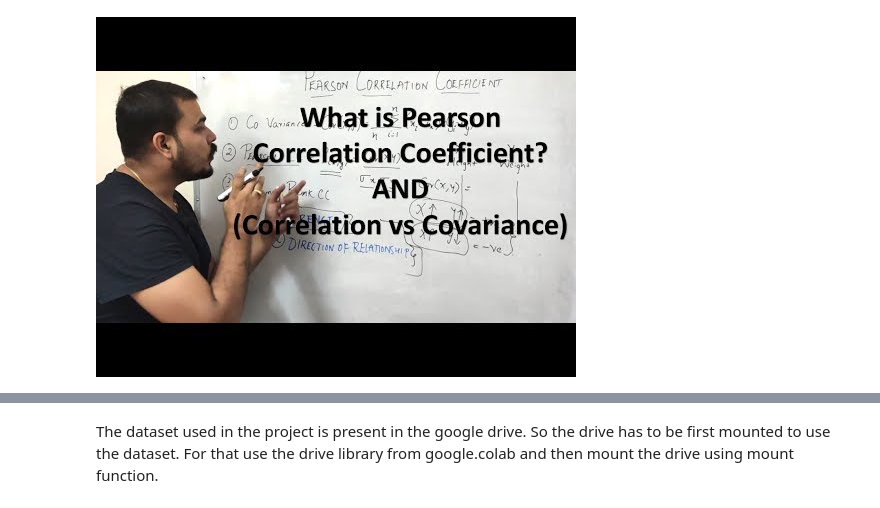
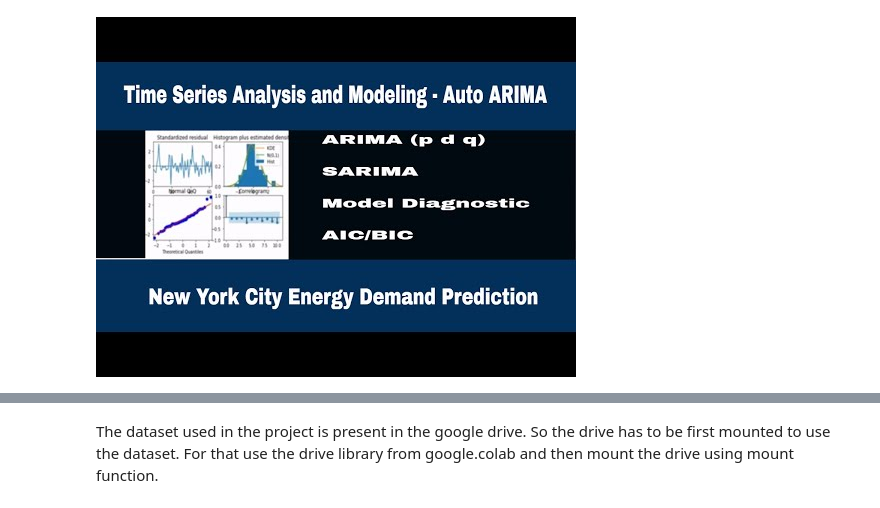
Before and after one commit to Rajat504/CLOUDYML, a Jupyter notebook: Time_Series_Module4.ipynb, the cells around one changed output, grey strips where cells are left out. Cells and saved outputs as stored; diff of their text form; code cells hidden in the pictures.

```diff
--- a/Time_Series_Module4.ipynb
+++ b/Time_Series_Module4.ipynb
@@ -35,6 +27,6 @@ Refer documentation: https://machinelearningmastery.com/how-to-use-correlation-t
 # %%
 ###Refer Video
 from IPython.display import YouTubeVideo
-YouTubeVideo('6fUYt1alA1U', width=700, height=400)
+YouTubeVideo('MngVV_4l9Po', width=700, height=400)
 # %% [output]
-[figure, old version]
+[figure, new version]
```
Also changed, not shown: parts of 91 cells of this notebook.
